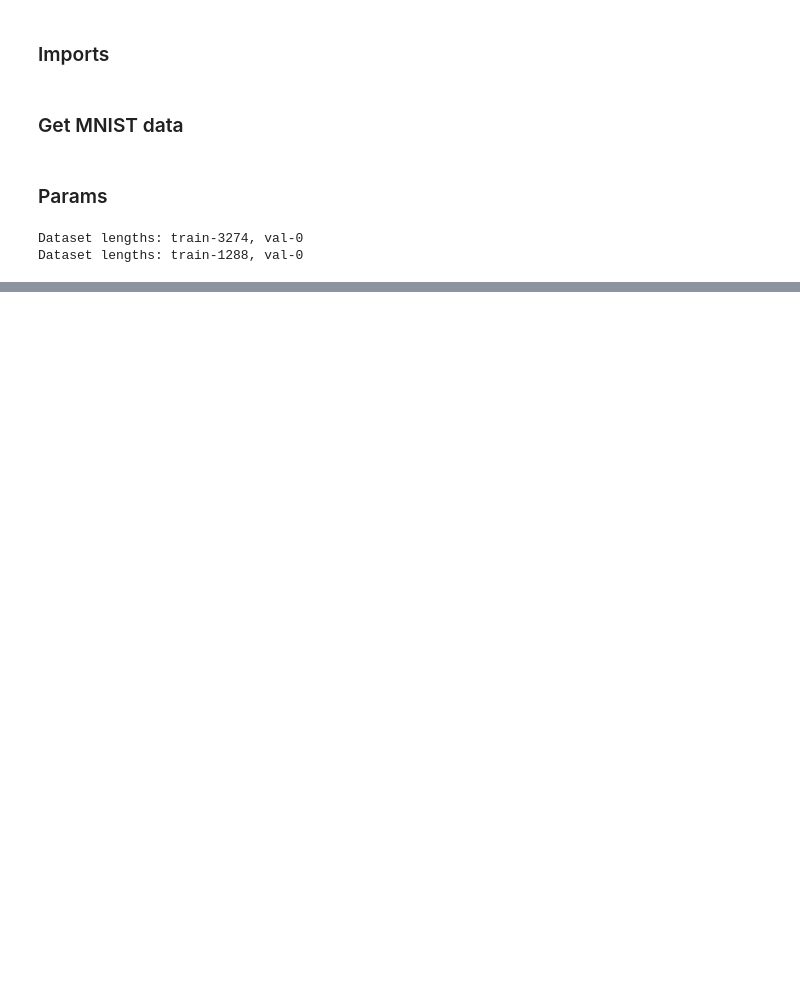
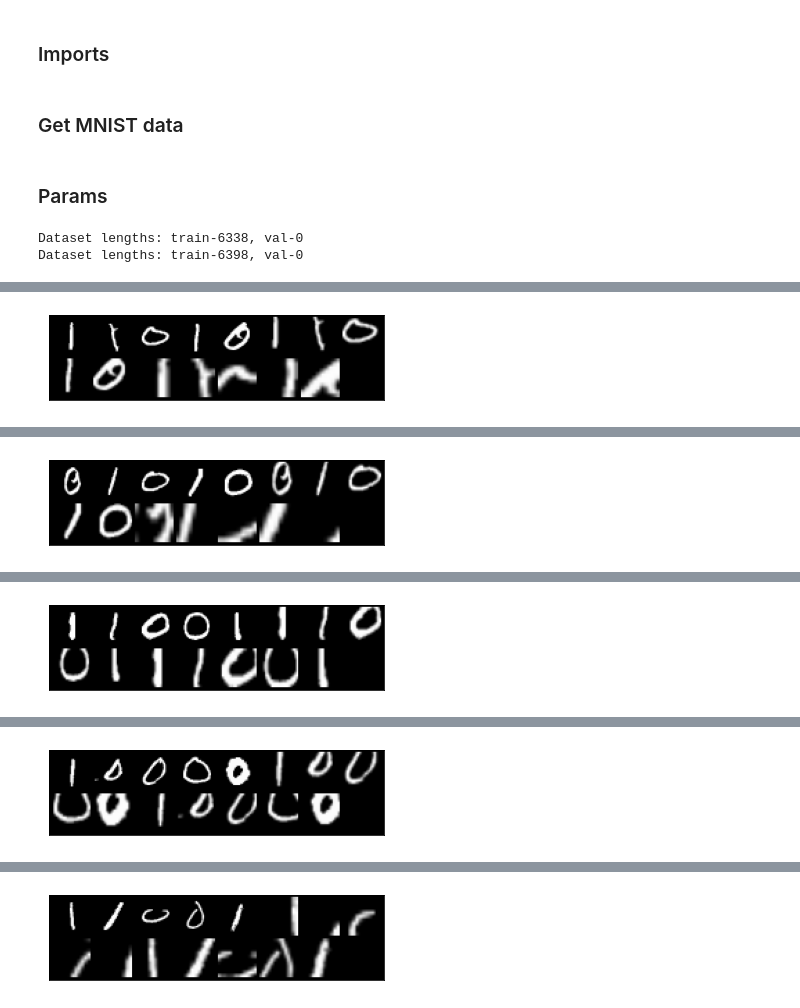
Before and after one commit to Arnaud15/ptorch_examples, a Jupyter notebook: simclr_mnist.ipynb, the cells around one changed output, grey strips where cells are left out. Drawn from its saved outputs; the diff is of its cells as text; code cells hidden in the pictures; blank space fills up the shorter version.

```diff
--- a/simclr_mnist.ipynb
+++ b/simclr_mnist.ipynb
@@ -23,6 +23,7 @@ def train_simclr(
     model: nn.Module,
     lr: float,
     decay: float,
+    temp: float = 1.0,
     n_epochs: int = 100,
     plot_every: int = 10,
     print_every: int = 10,
@@ -36,7 +37,9 @@ def train_simclr(
     for e_ix in range(n_epochs):
         for (step_ix, batch) in enumerate(data):
             x = batch[0]
-            package, loss, logits_labels = simclr.step(x, model, transform)
+            package, loss, logits_labels = simclr.step(
+                x, model, transform, temp=temp
+            )
             (t1, t2, s1, s2) = package
             logits, labels = logits_labels
             optimizer.zero_grad()
@@ -59,17 +62,18 @@ def train_simclr(
 # %%
 train_dataset = get_image_dataset("mnist", train=True,)
 train_two_balanced = subset_classes(
-    train_dataset, classes_retained=[0, 1], class_probas=[0.1, 0.1]
+    train_dataset, classes_retained=[0, 1], class_probas=[0.5, 0.5]
 )
 train_two_imbalanced = subset_classes(
-    train_dataset, classes_retained=[0, 1], class_probas=[0.5, 0.05]
+    train_dataset, classes_retained=[0, 1], class_probas=[0.5, 0.5]
 )
 # %% [markdown]
 ### Params
 # %%
-b_size = 128
+b_size = 1024
 n_epochs = 100
-lr = 0.1
+lr = 0.1 * b_size / 128
+temperature = 1.5
 # %%
 train_loader, _ = get_data_loader(
     train_two_imbalanced, val_share=0.0, batch_size=b_size, single_batch=False
@@ -78,18 +82,18 @@ eval_loader, _ = get_data_loader(
     train_two_balanced, val_share=0.0, batch_size=b_size, single_batch=False
 )
 # %% [output]
-Dataset lengths: train-3274, val-0
-Dataset lengths: train-1288, val-0
+Dataset lengths: train-6338, val-0
+Dataset lengths: train-6398, val-0
 # %%
 encoder = nn.Sequential(
     nn.Conv2d(1, 16, kernel_size=3, padding=1),
     nn.AvgPool2d(kernel_size=2, stride=2),
     nn.ReLU(),
-    # nn.LayerNorm((16, 14, 14)),
+    nn.LayerNorm((16, 14, 14)),
     nn.Conv2d(16, 32, kernel_size=3, padding=1),
     nn.AvgPool2d(kernel_size=2, stride=2),
     nn.ReLU(),
-    # nn.LayerNorm((32, 7, 7)),
+    nn.LayerNorm((32, 7, 7)),
     nn.Conv2d(32, 64, kernel_size=1, padding=0),
     nn.AdaptiveAvgPool2d((1, 1)),
     nn.Flatten(),
@@ -101,10 +105,11 @@ train_simclr(
     train_loader,
     model,
     n_epochs=n_epochs,
-    plot_every=0,
-    print_every=10,
+    plot_every=10,
+    print_every=1,
     write_every=1,
     lr=lr,
+    temp=temperature,
     decay=1e-6,
 )
 # %% [output]
@@ -116,0 +118 @@ contrastive accuracy: 0.006756756920367479
+[figure, added]
@@ -116,0 +135 @@ contrastive accuracy: 0.006756756920367479
+[figure, added]
@@ -116,0 +156 @@ contrastive accuracy: 0.006756756920367479
+[figure, added]
@@ -116,0 +177 @@ contrastive accuracy: 0.006756756920367479
+[figure, added]
@@ -116,0 +198 @@ contrastive accuracy: 0.006756756920367479
+[figure, added]
```
Also changed, not shown: parts of 2 cells of this notebook, 3 other files.
